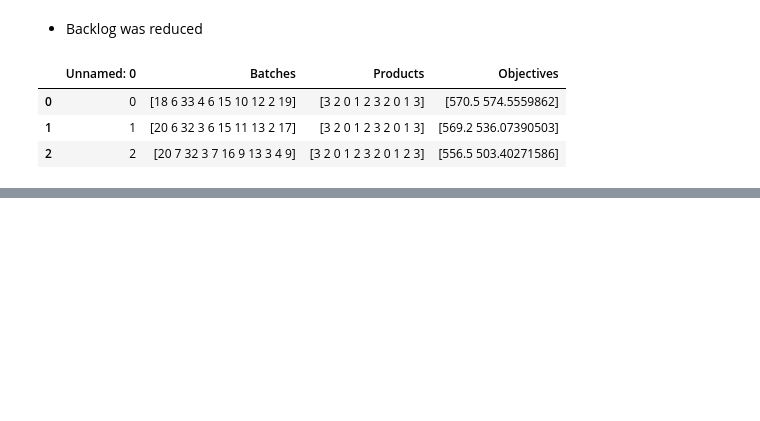
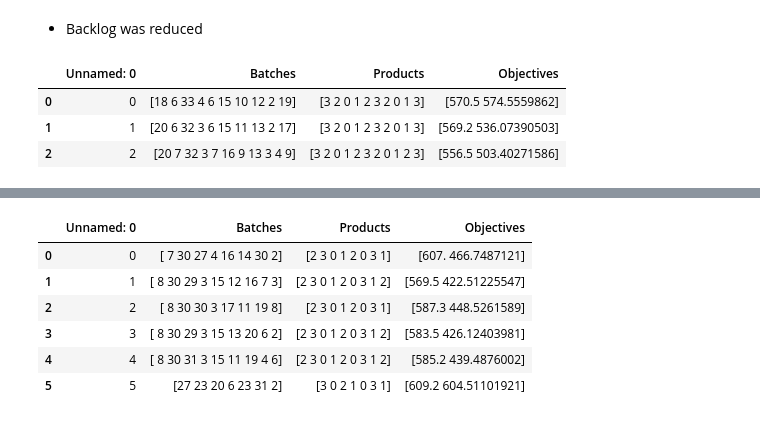
Before and after one commit to DTKx/capacityplanpy, a Jupyter notebook: 02_implementacao/parse_raw.ipynb, the cells around one changed output, grey strips where cells are left out. Cells and saved outputs as stored; diff of their text form; code cells hidden in the pictures; blank space fills up the shorter version.

```diff
--- a/02_implementacao/parse_raw.ipynb
+++ b/02_implementacao/parse_raw.ipynb
@@ -1055,0 +1081,11 @@ results
+# %%
+results=pd.read_csv(root_path_analysis+name+"solutions.csv")# Import from csv
+results
+# %% [output]
+|  | Unnamed: 0 | Batches | Products | Objectives |
+| 0 | 0 | [ 7 30 27 4 16 14 30 2] | [2 3 0 1 2 0 3 1] | [607. 466.7487121] |
+| 1 | 1 | [ 8 30 29 3 15 12 16 7 3] | [2 3 0 1 2 0 3 1 2] | [569.5 422.51225547] |
+| 2 | 2 | [ 8 30 30 3 17 11 19 8] | [2 3 0 1 2 0 3 1] | [587.3 448.5261589] |
+| 3 | 3 | [ 8 30 29 3 15 13 20 6 2] | [2 3 0 1 2 0 3 1 2] | [583.5 426.12403981] |
+| 4 | 4 | [ 8 30 31 3 15 11 19 4 6] | [2 3 0 1 2 0 3 1 2] | [585.2 439.4876002] |
+| 5 | 5 | [27 23 20 6 23 31 2] | [3 0 2 1 0 3 1] | [609.2 604.51101921] |
```
Also changed, not shown: parts of 12 cells of this notebook, 22 other files.
